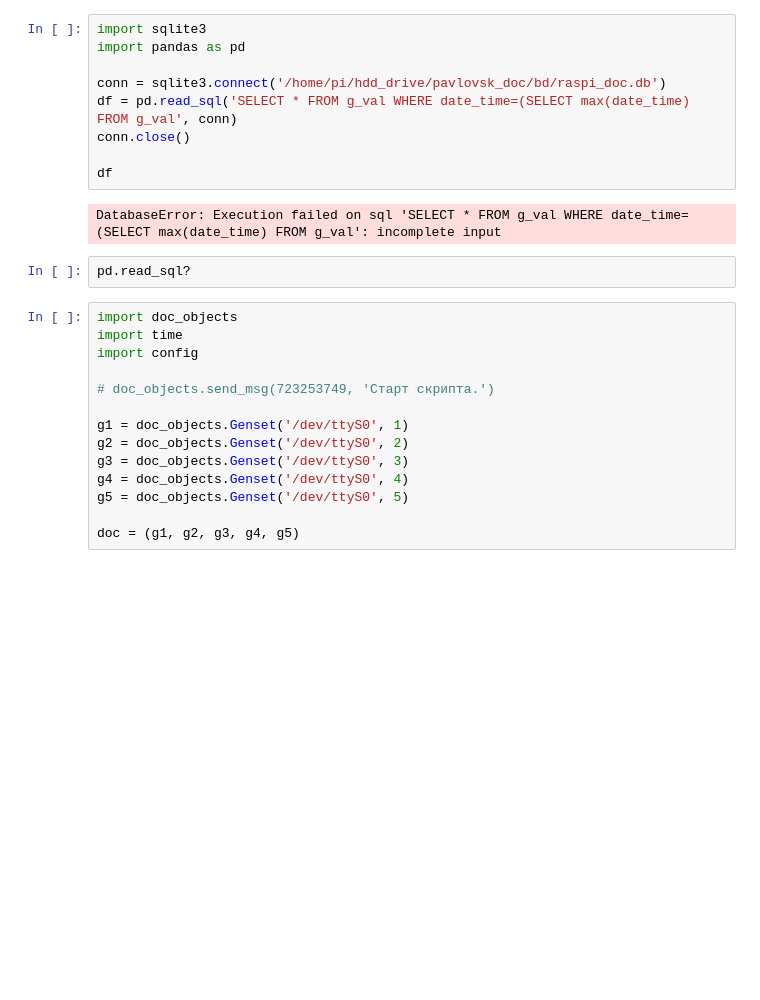
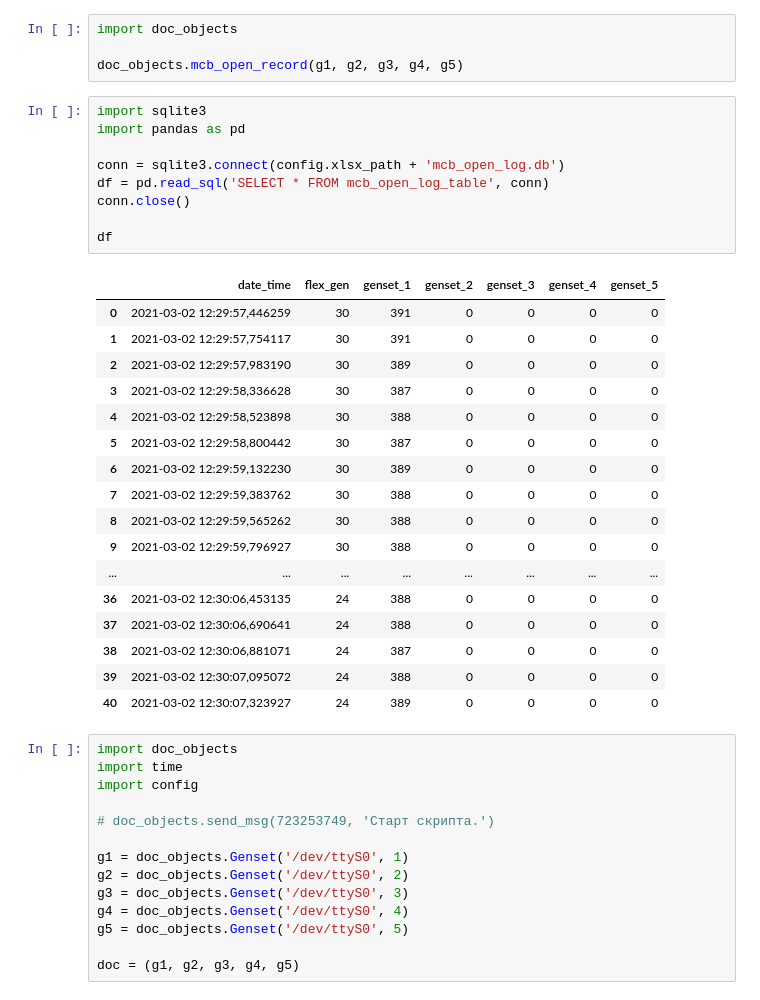
Before and after one commit to r476/raspi_doc, a Jupyter notebook: raspi_doc.ipynb, the cells around one changed output. Drawn from its saved outputs; the diff is of its cells as text; blank space fills up the shorter version.

```diff
--- a/raspi_doc.ipynb
+++ b/raspi_doc.ipynb
@@ -83,16 +72,34 @@ data[0]
+# %%
+import doc_objects
+
+doc_objects.mcb_open_record(g1, g2, g3, g4, g5)
 # %%
 import sqlite3
 import pandas as pd
 
-conn = sqlite3.connect('/home/pi/hdd_drive/pavlovsk_doc/bd/raspi_doc.db')
-df = pd.read_sql('SELECT * FROM g_val WHERE date_time=(SELECT max(date_time) FROM g_val', conn)
+conn = sqlite3.connect(config.xlsx_path + 'mcb_open_log.db')
+df = pd.read_sql('SELECT * FROM mcb_open_log_table', conn)
 conn.close()
 
 df
 # %% [output]
-DatabaseError: Execution failed on sql 'SELECT * FROM g_val WHERE date_time=(SELECT max(date_time) FROM g_val': incomplete input
+|  | date_time | flex_gen | genset_1 | genset_2 | genset_3 | genset_4 | genset_5 |
+| 0 | 2021-03-02 12:29:57,446259 | 30 | 391 | 0 | 0 | 0 | 0 |
+| 1 | 2021-03-02 12:29:57,754117 | 30 | 391 | 0 | 0 | 0 | 0 |
+| 2 | 2021-03-02 12:29:57,983190 | 30 | 389 | 0 | 0 | 0 | 0 |
+| 3 | 2021-03-02 12:29:58,336628 | 30 | 387 | 0 | 0 | 0 | 0 |
+| 4 | 2021-03-02 12:29:58,523898 | 30 | 388 | 0 | 0 | 0 | 0 |
+| 5 | 2021-03-02 12:29:58,800442 | 30 | 387 | 0 | 0 | 0 | 0 |
+| 6 | 2021-03-02 12:29:59,132230 | 30 | 389 | 0 | 0 | 0 | 0 |
+| 7 | 2021-03-02 12:29:59,383762 | 30 | 388 | 0 | 0 | 0 | 0 |
+| 8 | 2021-03-02 12:29:59,565262 | 30 | 388 | 0 | 0 | 0 | 0 |
+| 9 | 2021-03-02 12:29:59,796927 | 30 | 388 | 0 | 0 | 0 | 0 |
+| ... | ... | ... | ... | ... | ... | ... | ... |
+| 36 | 2021-03-02 12:30:06,453135 | 24 | 388 | 0 | 0 | 0 | 0 |
+| 37 | 2021-03-02 12:30:06,690641 | 24 | 388 | 0 | 0 | 0 | 0 |
+| 38 | 2021-03-02 12:30:06,881071 | 24 | 387 | 0 | 0 | 0 | 0 |
+| 39 | 2021-03-02 12:30:07,095072 | 24 | 388 | 0 | 0 | 0 | 0 |
+| 40 | 2021-03-02 12:30:07,323927 | 24 | 389 | 0 | 0 | 0 | 0 |
-# %%
-pd.read_sql?
 # %%
 import doc_objects
 import time
```
Also changed, not shown: parts of 28 cells of this notebook, 20 other files.
